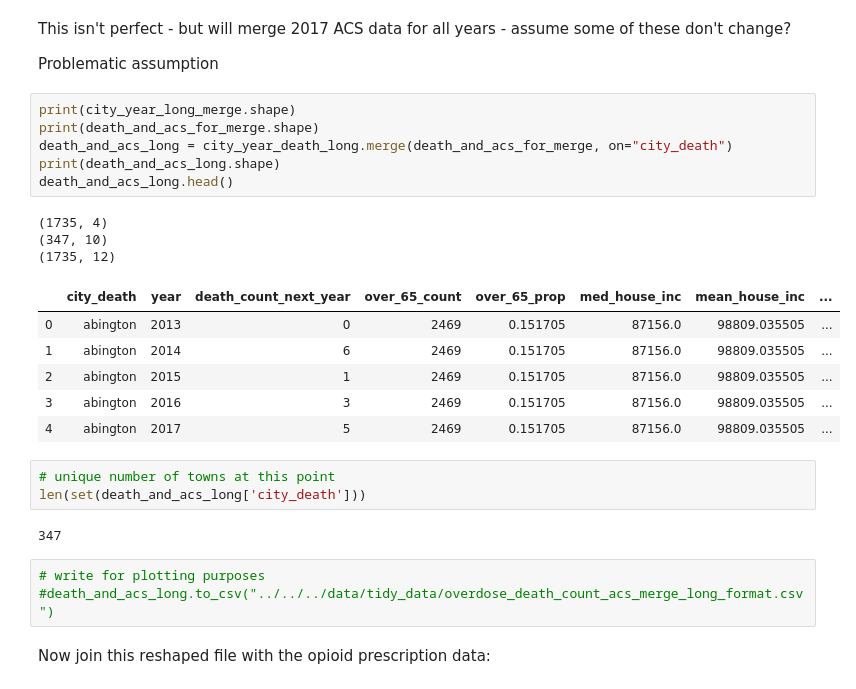
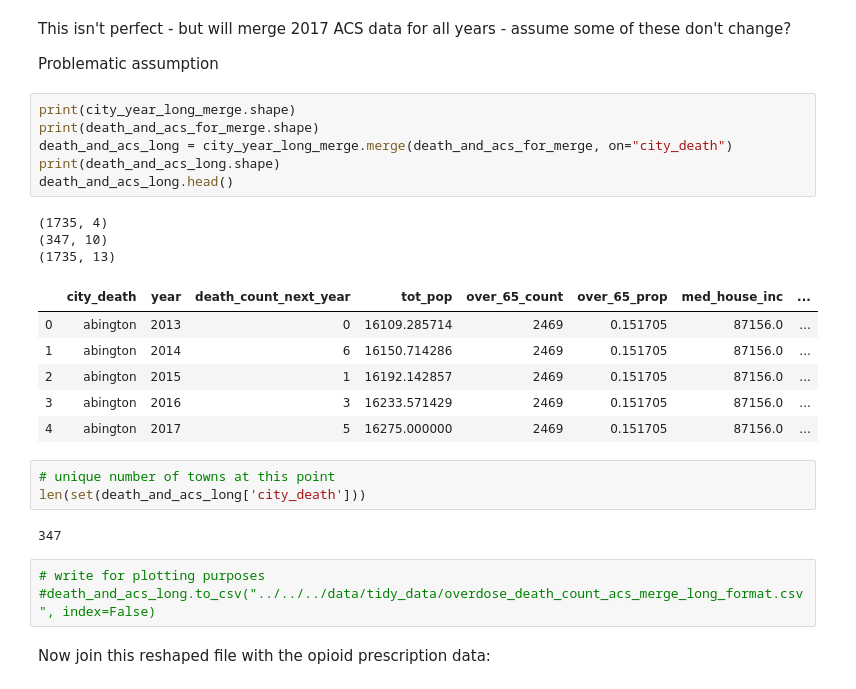
Before and after one commit to darya-akimova/biobot_insight_project, a Jupyter notebook: code/analysis/python_notebooks/notebook_6_ma_opioid_overdose_death_and_acs_and_partD_drug_match_by_town.ipynb, the cells around one changed output. Drawn from its saved outputs; the diff is of its cells as text.

```diff
--- a/code/analysis/python_notebooks/notebook_6_ma_opioid_overdose_death_and_acs_and_partD_drug_match_by_town.ipynb
+++ b/code/analysis/python_notebooks/notebook_6_ma_opioid_overdose_death_and_acs_and_partD_drug_match_by_town.ipynb
@@ -525,19 +519,19 @@ Problematic assumption
 # %%
 print(city_year_long_merge.shape)
 print(death_and_acs_for_merge.shape)
-death_and_acs_long = city_year_death_long.merge(death_and_acs_for_merge, on="city_death")
+death_and_acs_long = city_year_long_merge.merge(death_and_acs_for_merge, on="city_death")
 print(death_and_acs_long.shape)
 death_and_acs_long.head()
 # %% [output]
 (1735, 4)
 (347, 10)
-(1735, 12)
+(1735, 13)
-|  | city_death | year | death_count_next_year | over_65_count | over_65_prop | med_house_inc | mean_house_inc | ... |
-| 0 | abington | 2013 | 0 | 2469 | 0.151705 | 87156.0 | 98809.035505 | ... |
-| 1 | abington | 2014 | 6 | 2469 | 0.151705 | 87156.0 | 98809.035505 | ... |
-| 2 | abington | 2015 | 1 | 2469 | 0.151705 | 87156.0 | 98809.035505 | ... |
-| 3 | abington | 2016 | 3 | 2469 | 0.151705 | 87156.0 | 98809.035505 | ... |
-| 4 | abington | 2017 | 5 | 2469 | 0.151705 | 87156.0 | 98809.035505 | ... |
+|  | city_death | year | death_count_next_year | tot_pop | over_65_count | over_65_prop | med_house_inc | ... |
+| 0 | abington | 2013 | 0 | 16109.285714 | 2469 | 0.151705 | 87156.0 | ... |
+| 1 | abington | 2014 | 6 | 16150.714286 | 2469 | 0.151705 | 87156.0 | ... |
+| 2 | abington | 2015 | 1 | 16192.142857 | 2469 | 0.151705 | 87156.0 | ... |
+| 3 | abington | 2016 | 3 | 16233.571429 | 2469 | 0.151705 | 87156.0 | ... |
+| 4 | abington | 2017 | 5 | 16275.000000 | 2469 | 0.151705 | 87156.0 | ... |
 # %%
 # unique number of towns at this point
 len(set(death_and_acs_long['city_death']))
@@ -545,7 +539,7 @@ len(set(death_and_acs_long['city_death']))
 347
 # %%
 # write for plotting purposes
-#death_and_acs_long.to_csv("../../../data/tidy_data/overdose_death_count_acs_merge_long_format.csv")
+#death_and_acs_long.to_csv("../../../data/tidy_data/overdose_death_count_acs_merge_long_format.csv", index=False)
 # %% [markdown]
 Now join this reshaped file with the opioid prescription data:
 # %%
```
Also changed, not shown: parts of 13 cells of this notebook, 2 other files.
